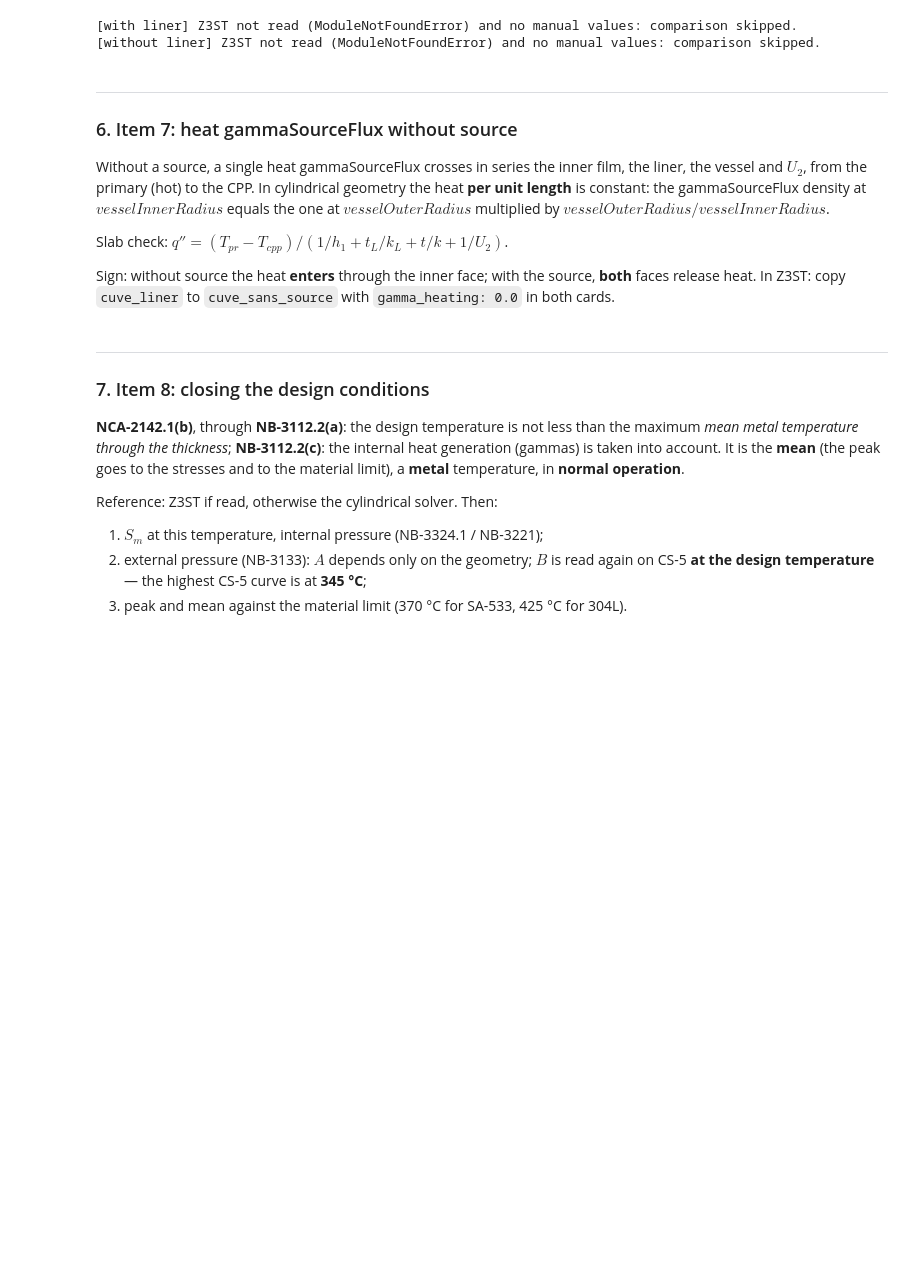
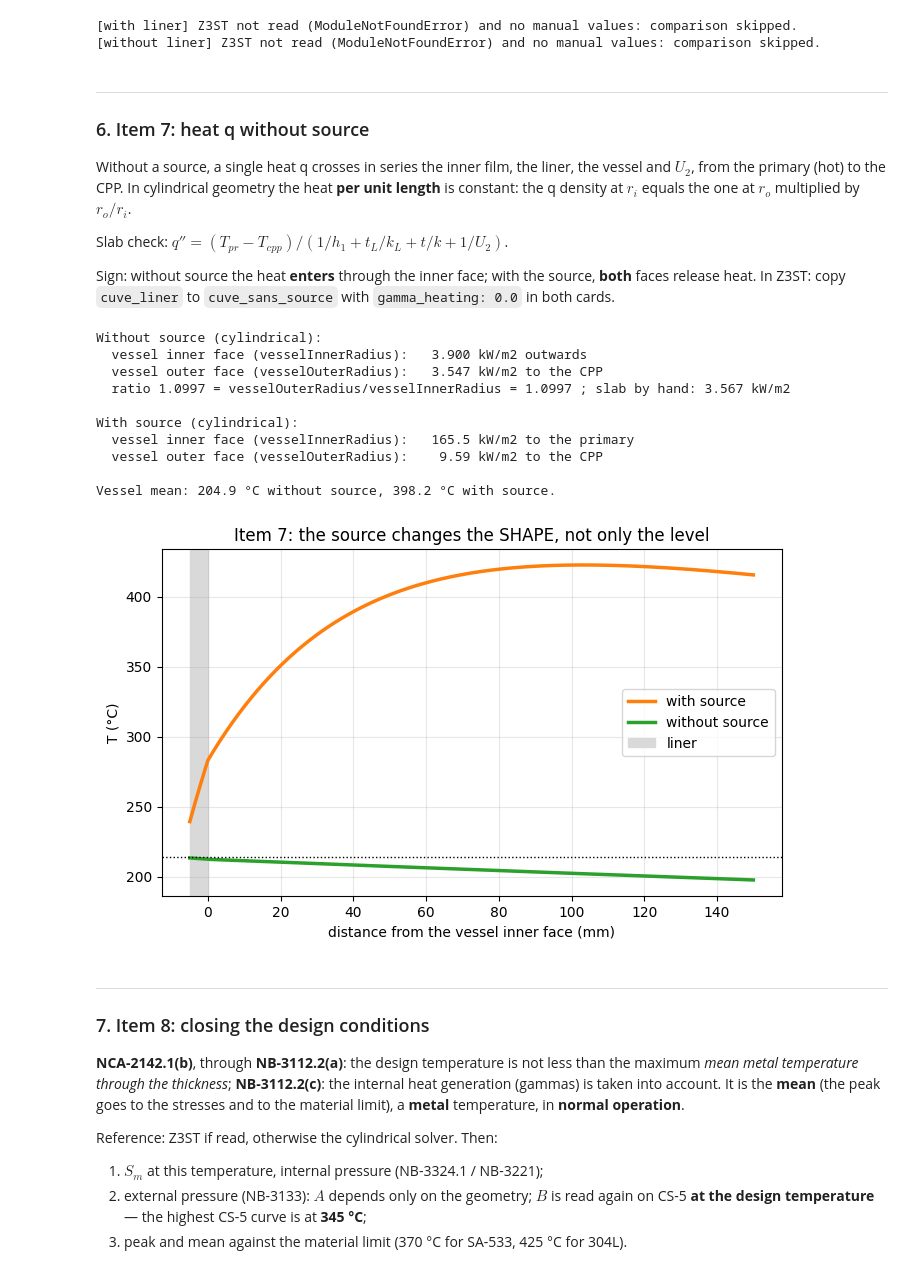
Before and after one commit to mackdraves/Nuclear-Design-and-Technology-Project, a Jupyter notebook: Project-Code_Annotated.ipynb, the cells around one changed output. Drawn from its saved outputs; the diff is of its cells as text; code cells hidden in the pictures; blank space fills up the shorter version.

```diff
--- a/Project-Code_Annotated.ipynb
+++ b/Project-Code_Annotated.ipynb
@@ -640,38 +637,51 @@ for lab, (case, S, tL) in CASES.items():
 [without liner] Z3ST not read (ModuleNotFoundError) and no manual values: comparison skipped.
 # %% [markdown]
 ---
-### 6. Item 7: heat gammaSourceFlux without source
+### 6. Item 7: heat q without source
 
-Without a source, a single heat gammaSourceFlux crosses in series the inner film, the liner, the vessel and $U_2$, from the primary (hot) to the CPP. In cylindrical geometry the heat **per unit length** is constant: the gammaSourceFlux density at $vesselInnerRadius$ equals the one at $vesselOuterRadius$ multiplied by $vesselOuterRadius/vesselInnerRadius$.
+Without a source, a single heat q crosses in series the inner film, the liner, the vessel and $U_2$, from the primary (hot) to the CPP. In cylindrical geometry the heat **per unit length** is constant: the q density at $r_i$ equals the one at $r_o$ multiplied by $r_o/r_i$.
 
 Slab check: $q'' = (T_{pr} - T_{cpp})/(1/h_1 + t_L/k_L + t/k + 1/U_2)$.
 
 Sign: without source the heat **enters** through the inner face; with the source, **both** faces release heat. In Z3ST: copy `cuve_liner` to `cuve_sans_source` with `gamma_heating: 0.0` in both cards.
 # %%
-C_n = wall_cyl(0.0, h1); K_n = summary_cyl(C_n, vesselInnerRadius)
+cylinderWallWithoutSource = wall_cyl(0.0, h1)
+cylinderWithoutSourceSummary = summary_cyl(cylinderWallWithoutSource, vesselInnerRadius)
 
 def flux_at_Ri(sol):
     # conductive gammaSourceFlux density at vesselInnerRadius (W/m2), > 0 = inwards
     lin = sol['rc'] < vesselInnerRadius
     Q_liner = np.sum(sol['q'][lin]*sol['rc'][lin]*sol['dr'][lin])     # generated in the liner, per radian
     return (sol['q_in']*linerInnerRadius - Q_liner)/vesselInnerRadius
 
-q_hand = (coreInletTemp - containmentWaterTemp)/(1/h1 + linerThickness/linerThermalCond + vesselTentativeThickness/steelThermalCond + 1/U2)
+heatFluxCalculatedByHand = (coreInletTemp - containmentWaterTemp)/(1/h1 + linerThickness/linerThermalCond + vesselTentativeThickness/steelThermalCond + 1/U2)
 print("Without source (cylindrical):")
-print(f"  vessel inner face (vesselInnerRadius): {-flux_at_Ri(C_n)/1e3:7.3f} kW/m2 outwards")
-print(f"  vessel outer face (vesselOuterRadius): {C_n['q_out']/1e3:7.3f} kW/m2 to the CPP")
-print(f"  ratio {(-flux_at_Ri(C_n))/C_n['q_out']:.4f} = vesselOuterRadius/vesselInnerRadius = {vesselOuterRadius/vesselInnerRadius:.4f} ; slab by hand: {q_hand/1e3:.3f} kW/m2")
+print(f"  vessel inner face (vesselInnerRadius): {-flux_at_Ri(cylinderWallWithoutSource)/1e3:7.3f} kW/m2 outwards")
+print(f"  vessel outer face (vesselOuterRadius): {cylinderWallWithoutSource['q_out']/1e3:7.3f} kW/m2 to the CPP")
+print(f"  ratio {(-flux_at_Ri(cylinderWallWithoutSource))/cylinderWallWithoutSource['q_out']:.4f} = vesselOuterRadius/vesselInnerRadius = {vesselOuterRadius/vesselInnerRadius:.4f} ; slab by hand: {heatFluxCalculatedByHand/1e3:.3f} kW/m2")
 print("\nWith source (cylindrical):")
 print(f"  vessel inner face (vesselInnerRadius): {flux_at_Ri(cylinderWallWithLiner)/1e3:7.1f} kW/m2 to the primary")
 print(f"  vessel outer face (vesselOuterRadius): {cylinderWallWithLiner['q_out']/1e3:7.2f} kW/m2 to the CPP")
-print(f"\nVessel mean: {c(K_n['T_avg']):.1f} °C without source, {c(cylinderWithLinerSummary['T_avg']):.1f} °C with source.")
+print(f"\nVessel mean: {c(cylinderWithoutSourceSummary['T_avg']):.1f} °C without source, {c(cylinderWithLinerSummary['T_avg']):.1f} °C with source.")
 
 fig, ax = plt.subplots(figsize=(8, 4.5))
 ax.plot(xr(cylinderWallWithLiner), c(cylinderWallWithLiner['T']), lw=2.5, color='tab:orange', label='with source')
-ax.plot(xr(C_n), c(C_n['T']), lw=2.5, color='tab:green', label='without source')
+ax.plot(xr(cylinderWallWithoutSource), c(cylinderWallWithoutSource['T']), lw=2.5, color='tab:green', label='without source')
 ax.axvspan(-linerThickness*1e3, 0, color='0.85', label='liner'); ax.axhline(c(coreInletTemp), color='k', ls=':', lw=1)
 ax.set_xlabel('distance from the vessel inner face (mm)'); ax.set_ylabel('T (°C)')
 ax.set_title("Item 7: the source changes the SHAPE, not only the level"); ax.grid(alpha=0.3); ax.legend(); plt.show()
+# %% [output]
+Without source (cylindrical):
+  vessel inner face (vesselInnerRadius):   3.900 kW/m2 outwards
+  vessel outer face (vesselOuterRadius):   3.547 kW/m2 to the CPP
+  ratio 1.0997 = vesselOuterRadius/vesselInnerRadius = 1.0997 ; slab by hand: 3.567 kW/m2
+
+With source (cylindrical):
+  vessel inner face (vesselInnerRadius):   165.5 kW/m2 to the primary
+  vessel outer face (vesselOuterRadius):    9.59 kW/m2 to the CPP
+
+Vessel mean: 204.9 °C without source, 398.2 °C with source.
+[figure, added]
 # %% [markdown]
 ---
 ### 7. Item 8: closing the design conditions
```
Also changed, not shown: parts of 15 cells of this notebook.
